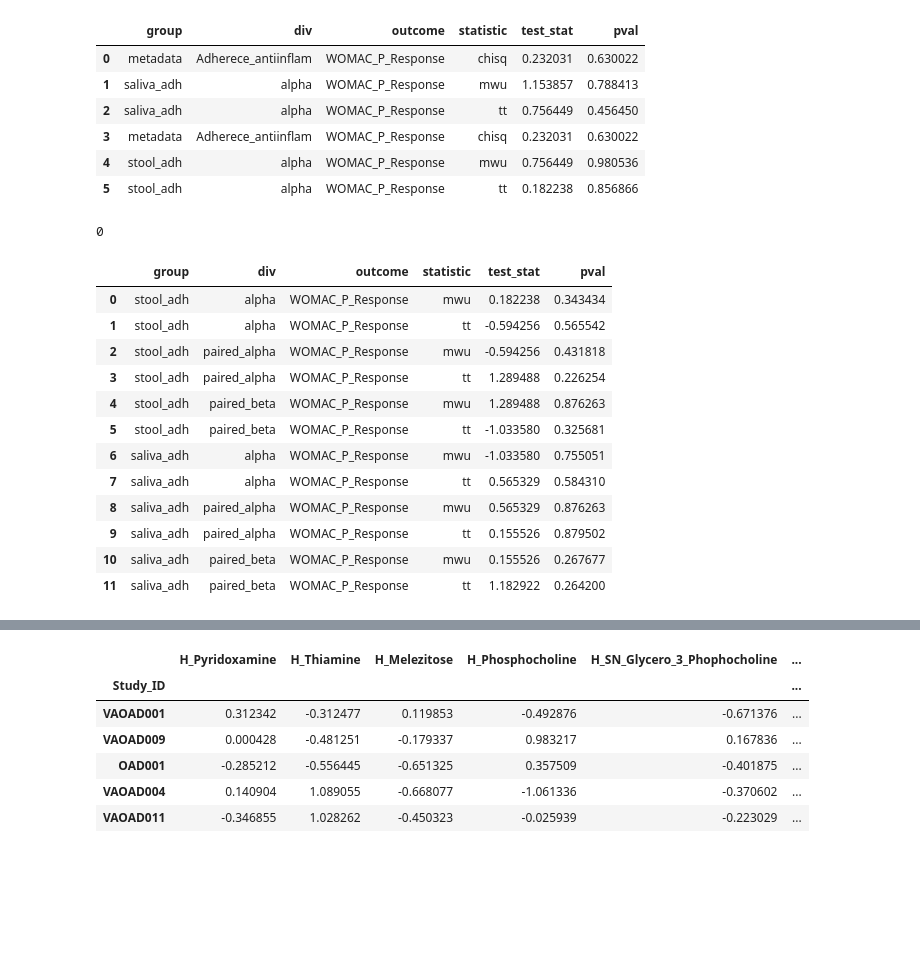
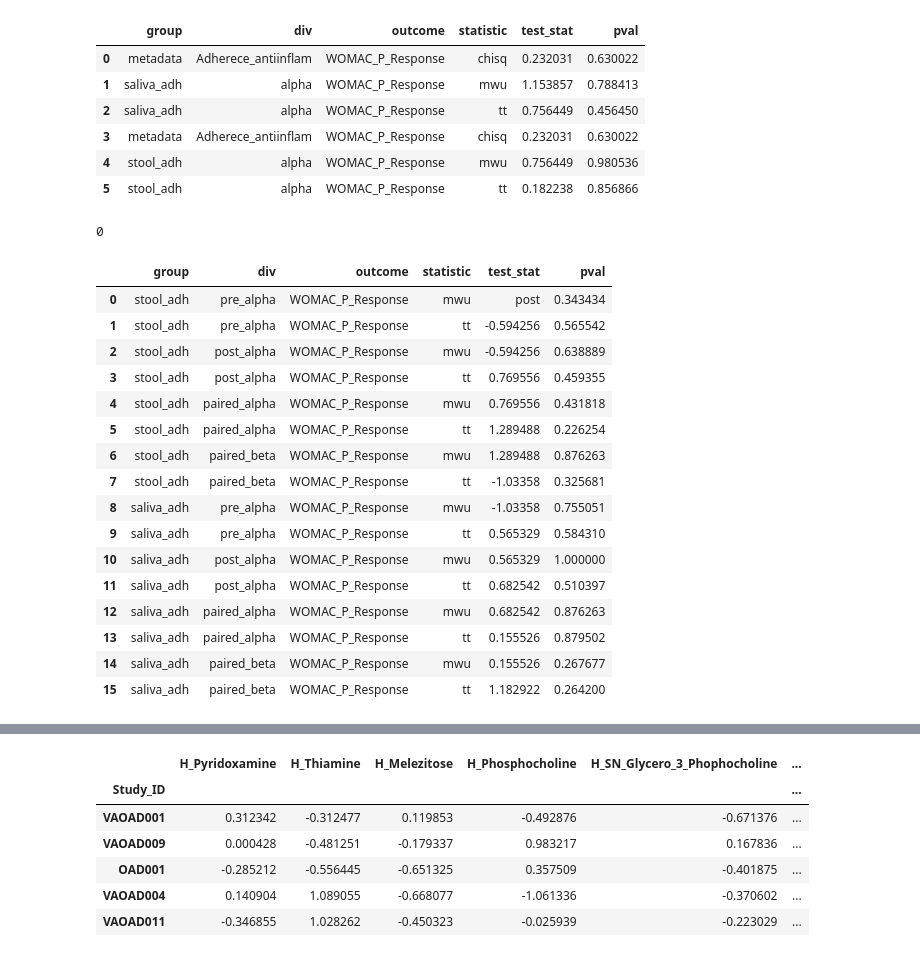
Before and after one commit to kbpi314/oa, a Jupyter notebook: code/oa_v4.ipynb, the cells around one changed output, grey strips where cells are left out. Cells and saved outputs as stored; diff of their text form; code cells hidden in the pictures; blank space fills up the shorter version.

```diff
--- a/code/oa_v4.ipynb
+++ b/code/oa_v4.ipynb
@@ -478,7 +478,8 @@ df_results
 # %%
 # expand previous to all data, paired and unpaired diversities
 d_to_metric = {
-    'alpha': 'shannon_entropy',
+    'pre_alpha': 'shannon_entropy',
+    'post_alpha': 'shannon_entropy',
     'paired_alpha': 'shannon_entropy_diff',
     'paired_beta': 'Unweighted_Unifrac',
 }
@@ -505,6 +506,8 @@ def append_results(arr, val):
 
 # for each sample type, grab relevant mapping file
 # g_test = saliva, saliva_adh, stool, etc.
+d_to_map = {}
+
 for g in g_test:
     # drop duplicates so you have sample mapping to adh
     df_map_sub = type_to_df_map[g.split('_')[0]]
@@ -531,15 +534,24 @@ for g in g_test:
 
     # here we keep only the pre, but everything is identical b/w pre and post
     df_dropdup = df_map_sub[~df_map_sub.index.duplicated(keep='first')]
+    d_to_map[g] = df_dropdup
 
     for d in d_to_metric:
         # grab relevant diversity df
-        df_div = g_to_dfd[g][d]
+        if d == 'pre_alpha' or d == 'post_alpha':
+            df_div = g_to_dfd[g]['alpha']
+        else:
+            df_div = g_to_dfd[g][d]
         div_metric = d_to_metric[d]
 
         # when associating alpha div vs outcomes, look at if starting adiv predicts outcome
-        if d == 'alpha':
+        if d == 'pre_alpha':
             df_div = df_div[df_div['Timepoints'] == 'pre']
+            df_div = df_div.set_index('SubjectID').drop('Timepoints',axis=1)
+            df_div = df_div.astype(float)
+
+        if d == 'post_alpha':
+            df_div = df_div[df_div['Timepoints'] == 'post']
             df_div = df_div.set_index('SubjectID').drop('Timepoints',axis=1)
             df_div = df_div.astype(float)
 
@@ -560,7 +572,7 @@ for g in g_test:
             plt.savefig(path + 'outputs/jobs06/WOMAC_barplot_' + g + '_' + o + '_' + d + '.pdf')
             plt.close()
 
-            # MWU and ttest for quartiles
+            # MWU and ttest
             u, p = scipy.stats.mannwhitneyu(df_merge[df_merge[o] == 'Response'][div_metric].values,
                                             df_merge[df_merge[o] == 'No response'][div_metric].values,
                                             nan_policy='omit')
@@ -576,42 +588,46 @@ for g in g_test:
         # save results
         dfd_to_merge[g][d] = df_merge
 
         # export to Q2
         df_q2_type = df_merge.set_index(['Together'])
         q2_row = pd.Series(data=['categorical' for i in range(len(df_merge.columns))],
                            index=list(df_merge.columns.values), dtype=str, name='#q2:types')
         df_q2_type = pd.concat([q2_row.to_frame().T, df_q2_type])
         df_q2_type.index.name = '#SampleID'
         df_q2_type.index = df_q2_type.index.map(lambda x: x.split('.guma')[0])
         # df_q2_type.to_csv(path + 'inputs/qiime_mapping_file_' + d + '_' + g + '_outcomes.tsv', sep='\t')
 
 df_results = pd.DataFrame.from_dict({
     'group': gs,
     'div': ds,
     'outcome': os,
     'statistic': stats,
     'test_stat': ts,
     'pval': ps
 })
 # df_results.to_csv(path + 'outputs/df_results_diff.tsv', sep='\t')
 
 # df_results.head()
 # the div==alpha results test whether pre-alpha div state associates with pain outcome changes (differences) quartiles
 # the div==paired_alpha and paired_beta test whether the alpha and betas change in a similar way with the pain outcome
 print(len(df_results[df_results['pval'] < 0.05]))
 df_results
 # %% [output]
 0
 |  | group | div | outcome | statistic | test_stat | pval |
-| 0 | stool_adh | alpha | WOMAC_P_Response | mwu | 0.182238 | 0.343434 |
-| 1 | stool_adh | alpha | WOMAC_P_Response | tt | -0.594256 | 0.565542 |
-| 2 | stool_adh | paired_alpha | WOMAC_P_Response | mwu | -0.594256 | 0.431818 |
-| 3 | stool_adh | paired_alpha | WOMAC_P_Response | tt | 1.289488 | 0.226254 |
-| 4 | stool_adh | paired_beta | WOMAC_P_Response | mwu | 1.289488 | 0.876263 |
-| 5 | stool_adh | paired_beta | WOMAC_P_Response | tt | -1.033580 | 0.325681 |
-| 6 | saliva_adh | alpha | WOMAC_P_Response | mwu | -1.033580 | 0.755051 |
-| 7 | saliva_adh | alpha | WOMAC_P_Response | tt | 0.565329 | 0.584310 |
-| 8 | saliva_adh | paired_alpha | WOMAC_P_Response | mwu | 0.565329 | 0.876263 |
-| 9 | saliva_adh | paired_alpha | WOMAC_P_Response | tt | 0.155526 | 0.879502 |
-| 10 | saliva_adh | paired_beta | WOMAC_P_Response | mwu | 0.155526 | 0.267677 |
-| 11 | saliva_adh | paired_beta | WOMAC_P_Response | tt | 1.182922 | 0.264200 |
+| 0 | stool_adh | pre_alpha | WOMAC_P_Response | mwu | post | 0.343434 |
+| 1 | stool_adh | pre_alpha | WOMAC_P_Response | tt | -0.594256 | 0.565542 |
+| 2 | stool_adh | post_alpha | WOMAC_P_Response | mwu | -0.594256 | 0.638889 |
+| 3 | stool_adh | post_alpha | WOMAC_P_Response | tt | 0.769556 | 0.459355 |
+| 4 | stool_adh | paired_alpha | WOMAC_P_Response | mwu | 0.769556 | 0.431818 |
+| 5 | stool_adh | paired_alpha | WOMAC_P_Response | tt | 1.289488 | 0.226254 |
+| 6 | stool_adh | paired_beta | WOMAC_P_Response | mwu | 1.289488 | 0.876263 |
+| 7 | stool_adh | paired_beta | WOMAC_P_Response | tt | -1.03358 | 0.325681 |
+| 8 | saliva_adh | pre_alpha | WOMAC_P_Response | mwu | -1.03358 | 0.755051 |
+| 9 | saliva_adh | pre_alpha | WOMAC_P_Response | tt | 0.565329 | 0.584310 |
+| 10 | saliva_adh | post_alpha | WOMAC_P_Response | mwu | 0.565329 | 1.000000 |
+| 11 | saliva_adh | post_alpha | WOMAC_P_Response | tt | 0.682542 | 0.510397 |
+| 12 | saliva_adh | paired_alpha | WOMAC_P_Response | mwu | 0.682542 | 0.876263 |
+| 13 | saliva_adh | paired_alpha | WOMAC_P_Response | tt | 0.155526 | 0.879502 |
+| 14 | saliva_adh | paired_beta | WOMAC_P_Response | mwu | 0.155526 | 0.267677 |
+| 15 | saliva_adh | paired_beta | WOMAC_P_Response | tt | 1.182922 | 0.264200 |
```
Also changed, not shown: parts of 15 cells of this notebook.
